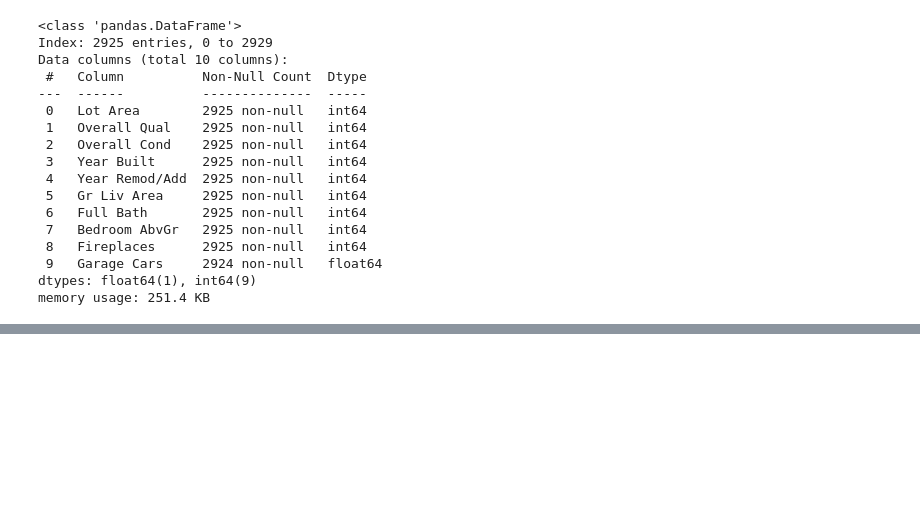
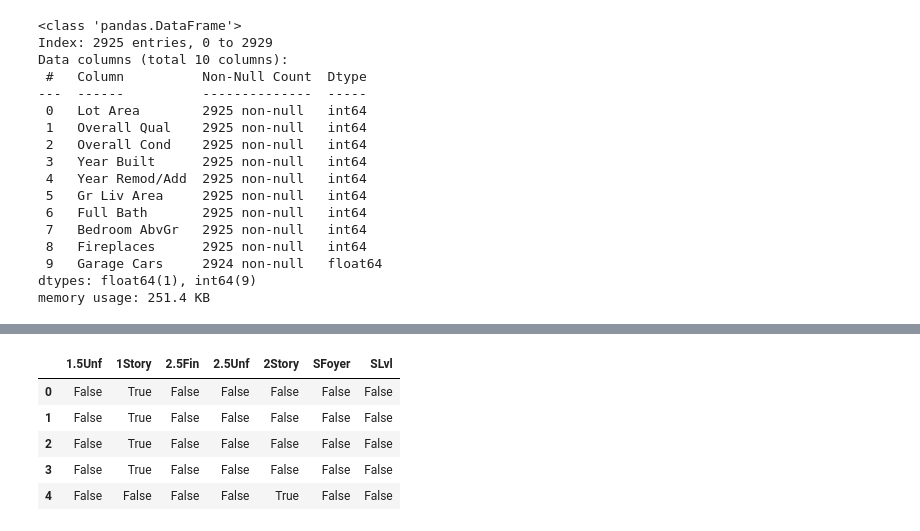
Before and after one commit to JenovicKabongo/IBM-Machine-Learning-Certificate, a Jupyter notebook: Exploratory-Data-Analysis-for-Machine-Learning/EDA_and_feature_engineering/Demo_Lab_Feature_Engineering.ipynb, the cells around one changed output, grey strips where cells are left out. Cells and saved outputs as stored; diff of their text form; code cells hidden in the pictures; blank space fills up the shorter version.

```diff
--- a/Exploratory-Data-Analysis-for-Machine-Learning/EDA_and_feature_engineering/Demo_Lab_Feature_Engineering.ipynb
+++ b/Exploratory-Data-Analysis-for-Machine-Learning/EDA_and_feature_engineering/Demo_Lab_Feature_Engineering.ipynb
@@ -266,0 +325,9 @@ memory usage: 251.4 KB
+# %%
+pd.get_dummies(df['House Style'], drop_first=True).head()
+# %% [output]
+|  | 1.5Unf | 1Story | 2.5Fin | 2.5Unf | 2Story | SFoyer | SLvl |
+| 0 | False | True | False | False | False | False | False |
+| 1 | False | True | False | False | False | False | False |
+| 2 | False | True | False | False | False | False | False |
+| 3 | False | True | False | False | False | False | False |
+| 4 | False | False | False | False | True | False | False |
```
Also changed, not shown: parts of 18 cells of this notebook.
